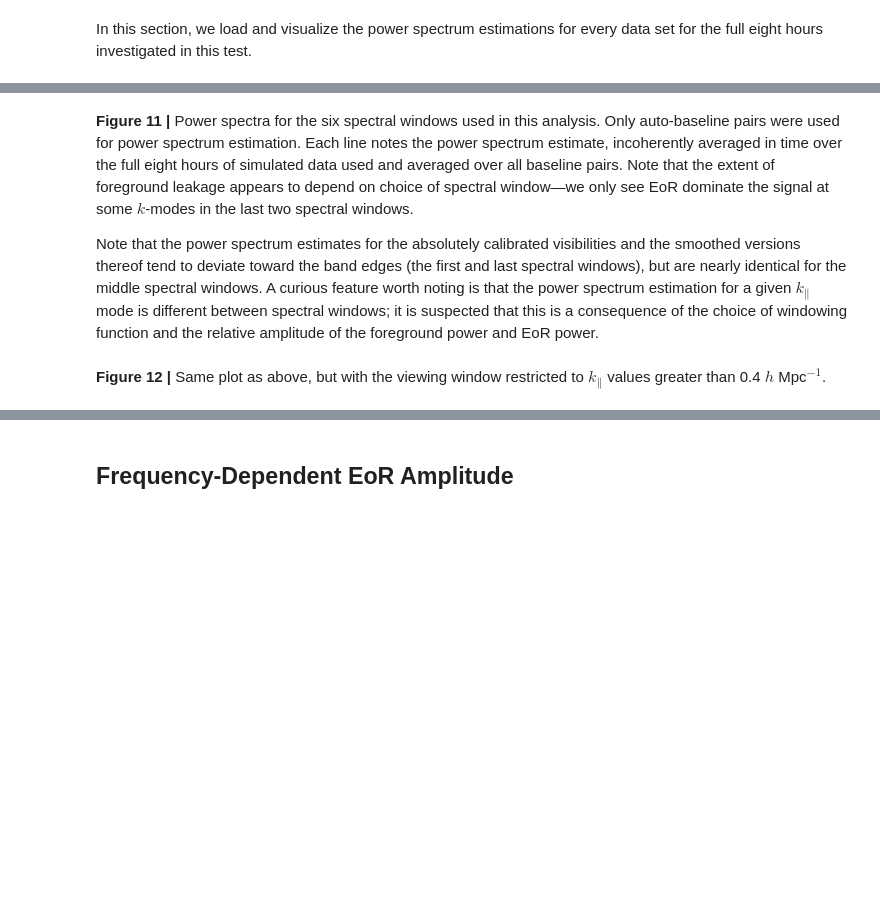
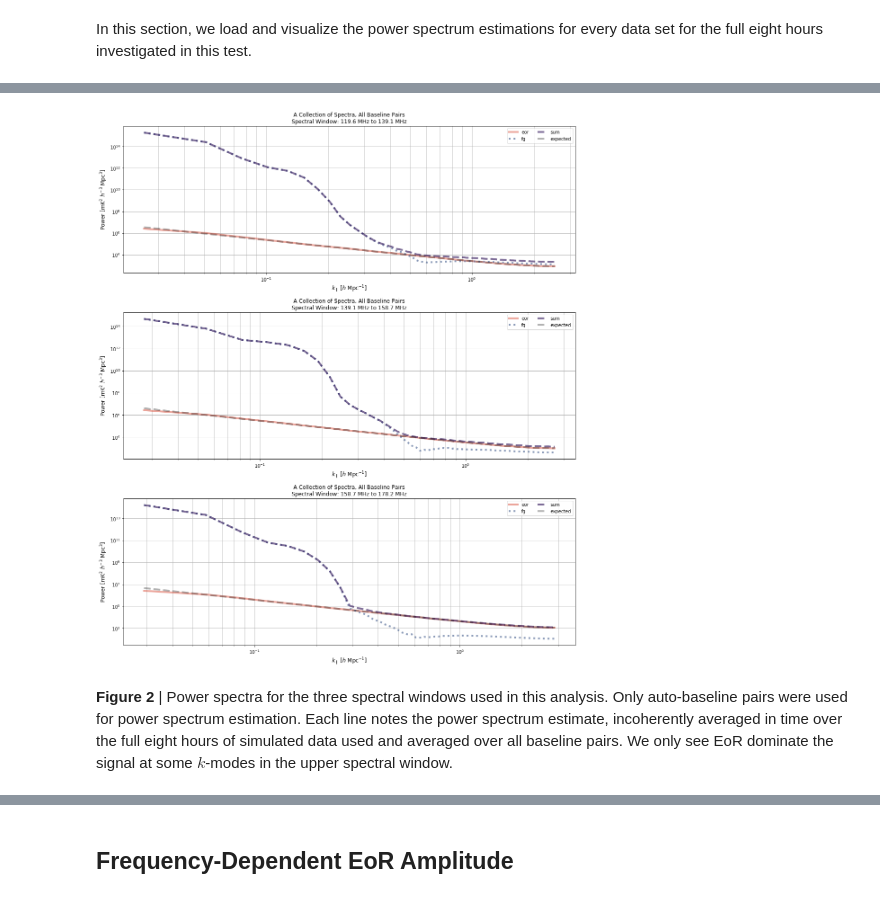
Before and after one commit to HERA-Team/hera-validation, a Jupyter notebook: test-series/1/test-1.1.0.ipynb, the cells around one changed output, grey strips where cells are left out. Drawn from its saved outputs; the diff is of its cells as text; code cells hidden in the pictures; blank space fills up the shorter version.

```diff
--- a/test-series/1/test-1.1.0.ipynb
+++ b/test-series/1/test-1.1.0.ipynb
@@ -912,3 +472,7 @@ del psc, uvp
+# %%
+spw_edges = [(spw[0], spw[1]) for spw in uvp.get_spw_ranges()]
+k_paras = [uvp.get_kparas(j) for j in range(len(spw_edges))]
+dlys = [uvp.get_dlys(j) for j in range(len(spw_edges))]
 # %%
 # the spectra dictionaries should have 6 spws, and each spw should have Nblp dictionaries
 # each dictionary spectra[spec_file][spw][blp] should have a list with length Nfiles
@@ -935,29 +501,8 @@ for label, spec_dict in spectra.items():
-# %%
-# get the spectral window edges, k_parallel values, and delays
-psc = hera_pspec.container.PSpecContainer(smooth_spec_glob[0], keep_open=False)
-uvp = psc.get_pspec(psc.groups()[0])[0]
-uvp.fold_spectra()
-spw_edges = [(spw[0], spw[1]) for spw in uvp.get_spw_ranges()]
-k_paras = [uvp.get_kparas(j) for j in range(6)]
-dlys = [uvp.get_dlys(j) for j in range(6)]
-
-# now get the expected power spectrum for each spectral window
-aliased_spectra = {}
-for j, kparas in enumerate(k_paras):
-    # get the frequencies in the spectral window
-    spw = uvp.freq_array[j*154 : (j+1)*154] # 154 channels per spectral window
-
-    # get redshift at band-center
-    z = cosmo.f2z(np.mean(spw))
-
-    # get co-moving distances sampled along LoS
-    sampled_distances = np.array([cosmo.DC(z) for z in cosmo.f2z(spw)])
-
-    # convert to approximate sampling frequency
-    ks_est = np.pi/np.mean(np.abs(np.diff(sampled_distances)))
-
-    # calculate aliased power spectrum
-    aliased_spectra[j] = aliased_power_spectrum(kparas, ks_est, z, cosmo=cosmo)
-
-del psc, uvp
+# %%
+Nkinds = len(spectra)
+Nspws  = len(spectra['eor'])
+Nblps  = len(spectra['eor'][0])
+# %%
+# now get the expected power spectrum for each spectral window
+aliased_spectra = {spw: get_analytic_spectrum(uvp, spw) for spw in uvp.spw_array}
 # %%
@@ -1015,4 +568,6 @@ fig.savefig(save_path.replace(".pdf", ".png"))
+# %%
+plot_avg_spectra(spectra_avg, aliased_spectra);
+# %% [output]
+[figure, added]
 # %% [markdown]
-**Figure 11 |** Power spectra for the six spectral windows used in this analysis. Only auto-baseline pairs were used for power spectrum estimation. Each line notes the power spectrum estimate, incoherently averaged in time over the full eight hours of simulated data used and averaged over all baseline pairs. Note that the extent of foreground leakage appears to depend on choice of spectral window&mdash;we only see EoR dominate the signal at some $k$-modes in the last two spectral windows.
-
-Note that the power spectrum estimates for the absolutely calibrated visibilities and the smoothed versions thereof tend to deviate toward the band edges (the first and last spectral windows), but are nearly identical for the middle spectral windows. A curious feature worth noting is that the power spectrum estimation for a given $k_\parallel$ mode is different between spectral windows; it is suspected that this is a consequence of the choice of windowing function and the relative amplitude of the foreground power and EoR power.
+**Figure 2** | Power spectra for the three spectral windows used in this analysis. Only auto-baseline pairs were used for power spectrum estimation. Each line notes the power spectrum estimate, incoherently averaged in time over the full eight hours of simulated data used and averaged over all baseline pairs. We only see EoR dominate the signal at some $k$-modes in the upper spectral window.
@@ -1061,2 +573,0 @@ fig.savefig(save_path.replace(".pdf", ".png"))
-# %% [markdown]
-**Figure 12 |** Same plot as above, but with the viewing window restricted to $k_\parallel$ values greater than 0.4 $h$ Mpc$^{-1}$.
```
Also changed, not shown: parts of 118 cells of this notebook, 1 other file.
